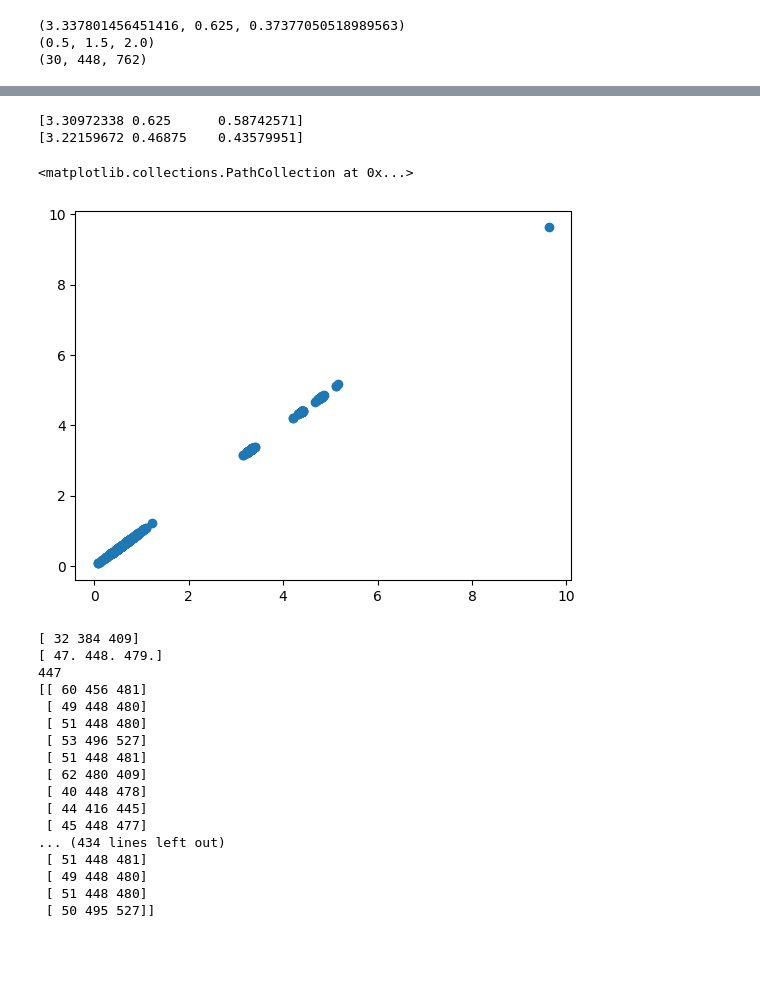
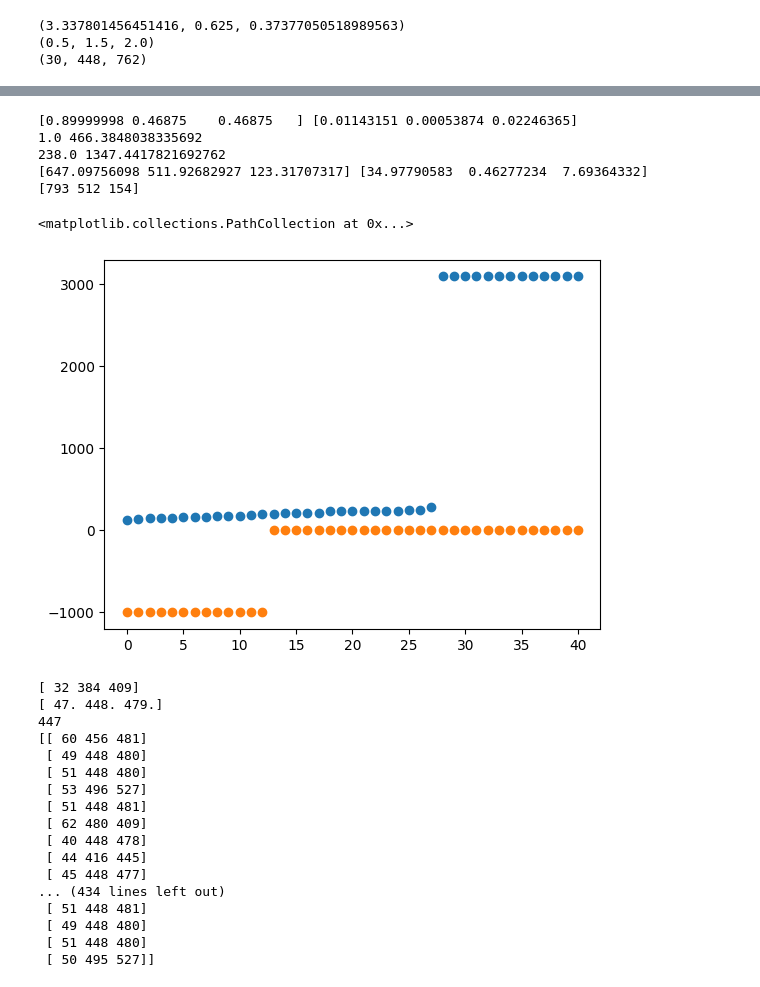
Before and after one commit to OwOIamNoob/spine-segmentation, a Jupyter notebook: notebooks/spacing.ipynb, the cells around one changed output, grey strips where cells are left out. Drawn from its saved outputs; the diff is of its cells as text; code cells hidden in the pictures; blank space fills up the shorter version.

```diff
--- a/notebooks/spacing.ipynb
+++ b/notebooks/spacing.ipynb
@@ -128,20 +130,35 @@ for path in image_path:
 13_t2.nii.gz
 140_t2.nii.gz
 241_t1.nii.gz
-# %%
-voxel_space = np.array(voxel_space)
-
-median_voxel_space = np.median(voxel_space, axis=0)
-
-print(median_voxel_space)
-quantile_voxel_space = np.quantile(voxel_space, 0.1, axis=0)
-print(quantile_voxel_space)
-plt.scatter(voxel_space, voxel_space)
-# %% [output]
-[3.30972338 0.625      0.58742571]
-[3.22159672 0.46875    0.43579951]
-<matplotlib.collections.PathCollection at 0x...>
-[figure, removed]
+# %%
+plt.close()
+spaces = np.array(voxel_space)
+low_sigs = np.array(low_sig)
+high_sigs = np.array(high_sig)
+sizes = np.array(voxel_size)
+verts = np.array(num_vert)
+print(np.median(spaces, axis=0), np.std(spaces, axis=0))
+print(np.median(low_sigs), np.std(low_sigs))
+print(np.median(high_sigs), np.std(high_sigs))
+print(np.mean(sizes, axis=0), np.std(sizes, axis=0))
+# plt.scatter(np.arange(low_sigs.shape[0]),verts)
+print(np.max(sizes, axis=0))
+plt.scatter(np.arange(low_sigs.shape[0]),sorted(high_sigs))
+plt.scatter(np.arange(low_sigs.shape[0]),sorted(low_sigs))
+# for i in range(3):
+#     plt.scatter(np.arange(low_sigs.shape[0]),sorted(spaces[:, i]))
+#     plt.scatter(np.arange(low_sigs.shape[0]),sorted(sizes[:, i]))
+
+
+# plt.scatter(voxel_space, voxel_space)
+# %% [output]
+[0.89999998 0.46875    0.46875   ] [0.01143151 0.00053874 0.02246365]
+1.0 466.3848038335692
+238.0 1347.4417821692762
+[647.09756098 511.92682927 123.31707317] [34.97790583  0.46277234  7.69364332]
+[793 512 154]
+<matplotlib.collections.PathCollection at 0x...>
+[figure, added]
 # %%
 voxel_size = np.array(voxel_size)
 np.set_printoptions(threshold=np.inf)
```
Also changed, not shown: parts of 5 cells of this notebook, 20 other files.
